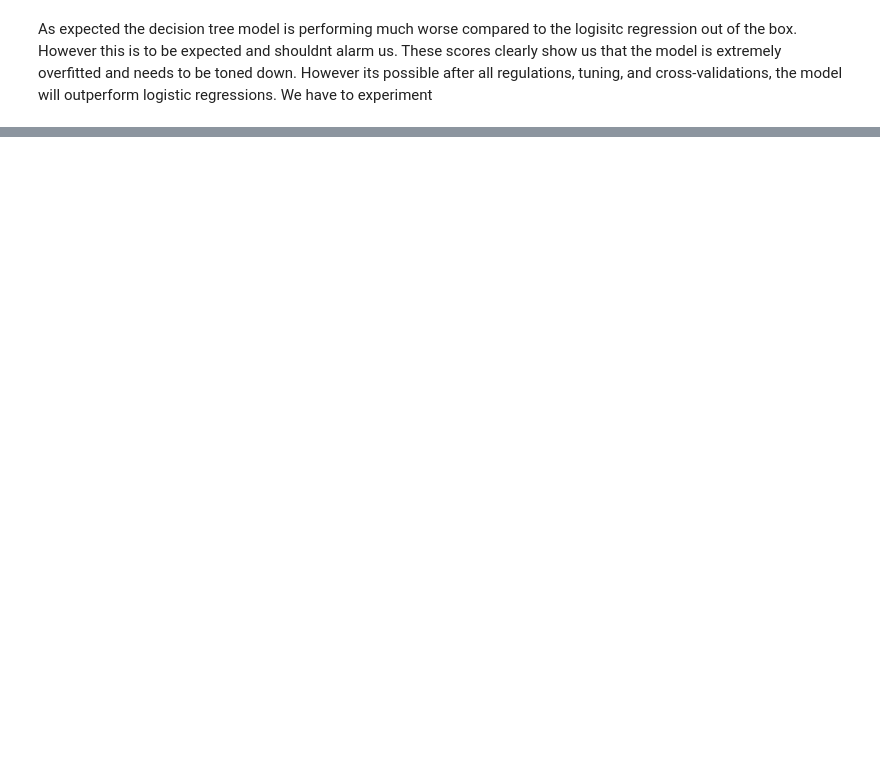
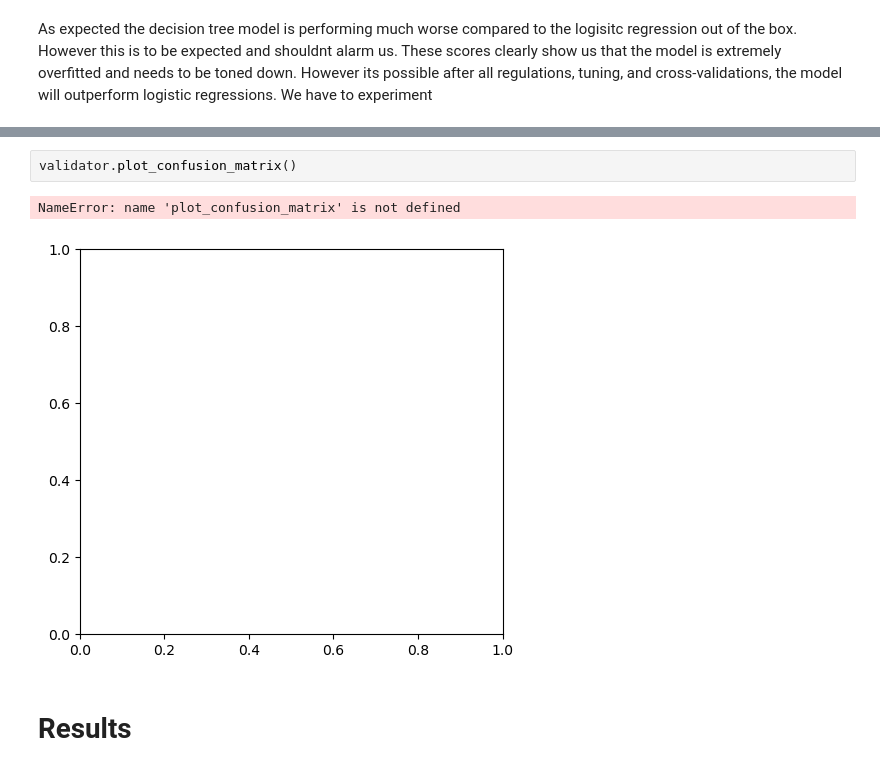
Before and after one commit to fndou05/ML-Salary-Classification-Model, a Jupyter notebook: code/Salary-Classifcation-Models.ipynb, the cells around one changed output, grey strips where cells are left out. Saved outputs shown, nothing was run; the diff lists cells and outputs as text; blank space fills up the shorter version.

```diff
--- a/code/Salary-Classifcation-Models.ipynb
+++ b/code/Salary-Classifcation-Models.ipynb
@@ -308,0 +380,7 @@ validator.scores(both_models=True)
+# %%
+validator.plot_confusion_matrix()
+# %% [output]
+NameError: name 'plot_confusion_matrix' is not defined
+[figure, added]
+# %% [markdown]
+# Results
```
Also changed, not shown: parts of 26 cells of this notebook, 1 other file.
